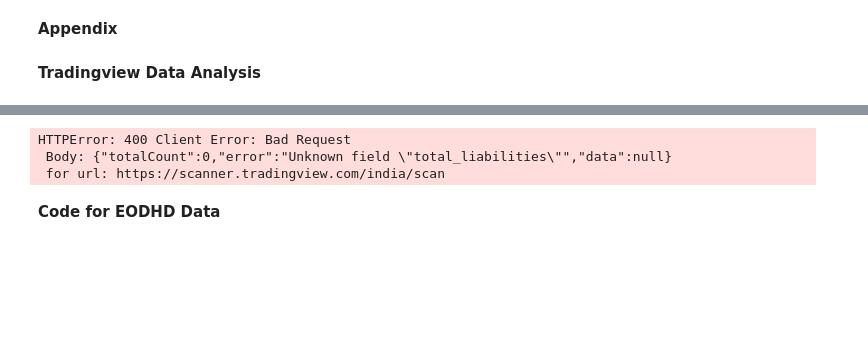
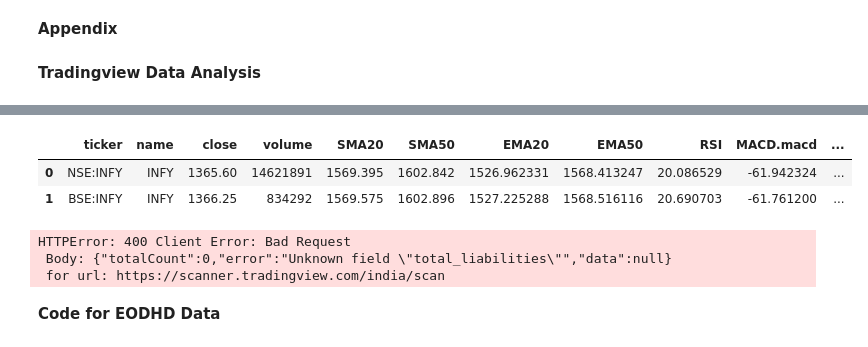
Before and after one commit to sharmaraja/AI-Tools, a Jupyter notebook: Stock_data_API_Testing.ipynb, the cells around one changed output, grey strips where cells are left out. Cells and saved outputs as stored; diff of their text form; code cells hidden in the pictures; blank space fills up the shorter version.

```diff
--- a/Stock_data_API_Testing.ipynb
+++ b/Stock_data_API_Testing.ipynb
@@ -583,3 +422,16 @@ from tradingview_screener import Query, Column
+# %%
+total_count, df_tech = (Query()
+      .set_markets('india')   # crucial for NSE/BSE
+      .select('name', 'close', 'volume',
+              'SMA20', 'SMA50', 'EMA20', 'EMA50',
+              'RSI', 'MACD.macd', 'MACD.signal')
+      .where(Column('name') == 'INFY')
+      .get_scanner_data())
+df_tech.head()
+# %% [output]
+|  | ticker | name | close | volume | SMA20 | SMA50 | EMA20 | EMA50 | RSI | MACD.macd | ... |
+| 0 | NSE:INFY | INFY | 1365.60 | 14621891 | 1569.395 | 1602.842 | 1526.962331 | 1568.413247 | 20.086529 | -61.942324 | ... |
+| 1 | BSE:INFY | INFY | 1366.25 | 834292 | 1569.575 | 1602.896 | 1527.225288 | 1568.516116 | 20.690703 | -61.761200 | ... |
 # %%
 # 1. Define the financial fields you want to retrieve
 # TradingView uses specific internal names for these metrics
```
Also changed, not shown: parts of 26 cells of this notebook.
